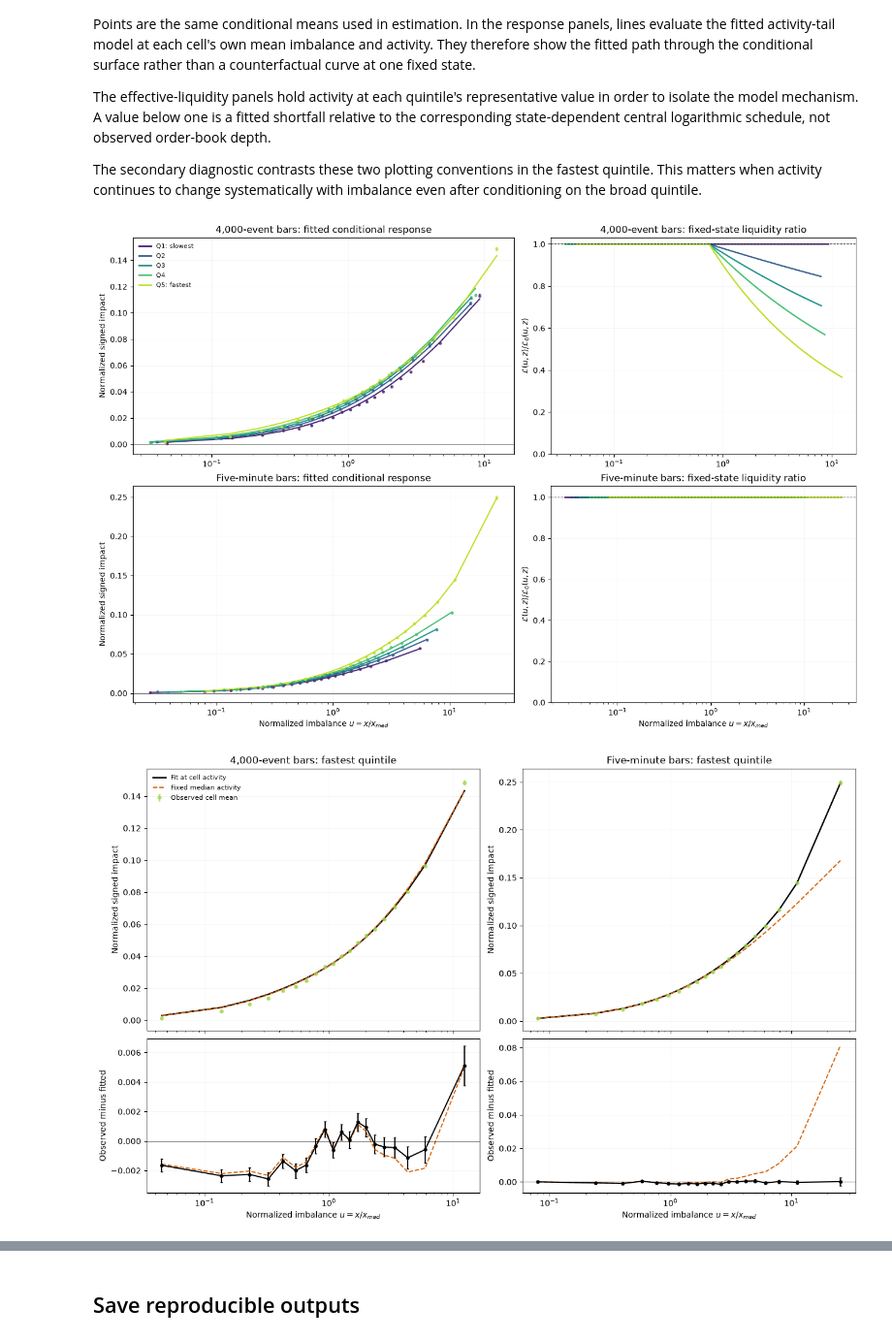
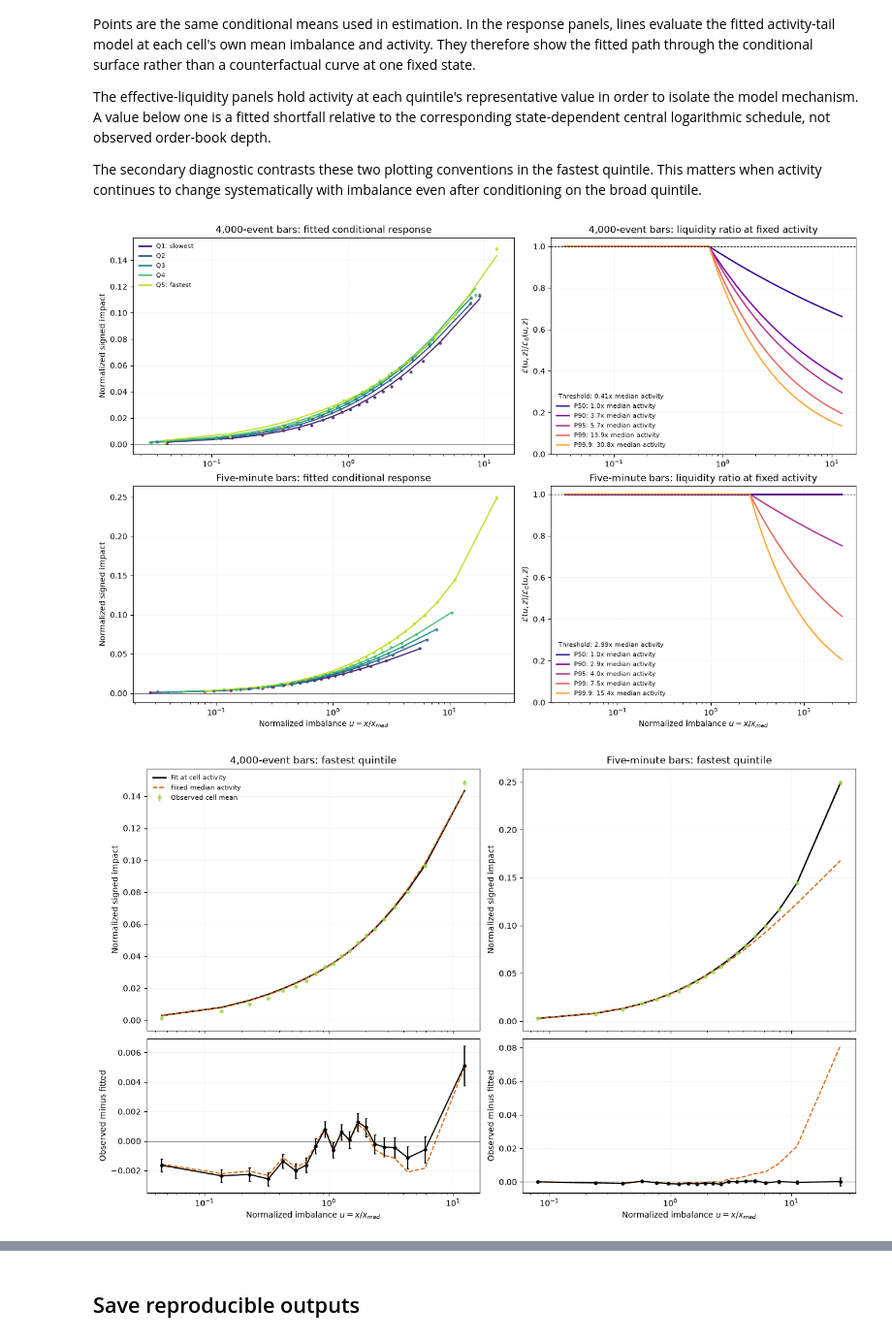
Before and after one commit to pdmillington/market-impact-research, a Jupyter notebook: crypto-impact-study/notebooks/StateDependentEffectiveLiquidity.ipynb, the cells around one changed output, grey strips where cells are left out. Shown at 97% size. Cells and saved outputs as stored; diff of their text form; code cells hidden in the pictures.

Commit message:
update statedependentliquidity and graphs/tables

```diff
--- a/crypto-impact-study/notebooks/StateDependentEffectiveLiquidity.ipynb
+++ b/crypto-impact-study/notebooks/StateDependentEffectiveLiquidity.ipynb
@@ -846,6 +846,9 @@ fig, axes = plt.subplots(
     gridspec_kw={'width_ratios': [1.25, 1.0]},
 )
 colours = plt.cm.viridis(np.linspace(0.10, 0.90, N_ACTIVITY_BINS))
+ACTIVITY_PERCENTILES = [0.50, 0.90, 0.95, 0.99, 0.999]
+percentile_colours = plt.cm.plasma(np.linspace(0.05, 0.80, len(ACTIVITY_PERCENTILES)))
+liquidity_curve_rows = []
 
 for row, construction in enumerate(['event_bars', 'time_bars']):
     surface = surface_data[construction]
@@ -868,16 +871,28 @@ for row, construction in enumerate(['event_bars', 'time_bars']):
             color=colour, lw=1.6,
         )
 
-        # Hold activity fixed only in the mechanism panel.
-        u_grid = np.geomspace(state['mean_u'].min(), state['mean_u'].max(), 250)
-        z_value = float(state['median_z'].median())
-        gamma, z_star, log_u_star = params[4:7]
-        u_star = np.exp(log_u_star)
-        h = np.log1p(np.maximum(u_grid - u_star, 0.0) / u_star)
-        liquidity_ratio = np.exp(
-            -gamma * max(z_value - z_star, 0.0) * h
-        )
-        liquidity_ax.plot(u_grid, liquidity_ratio, color=colour, lw=1.8)
+
+    # Mechanism panel: effective liquidity relative to the state-dependent log
+    # benchmark at fixed activity percentiles (not quintile medians: for
+    # five-minute bars every quintile median lies below the fitted threshold
+    # z*, so quintile curves would all be flat although ~9% of bars exceed it).
+    gamma, z_star, log_u_star = params[4:7]
+    u_star = np.exp(log_u_star)
+    u_grid = np.geomspace(surface['mean_u'].min(), surface['mean_u'].max(), 250)
+    h = np.log1p(np.maximum(u_grid - u_star, 0.0) / u_star)
+    activity_z = analysis_samples[construction]['activity_z'].replace([np.inf, -np.inf], np.nan).dropna()
+    for percentile, colour in zip(ACTIVITY_PERCENTILES, percentile_colours):
+        z_value = float(activity_z.quantile(percentile))
+        liquidity_ratio = np.exp(-gamma * max(z_value - z_star, 0.0) * h)
+        label = f'P{100 * percentile:g}: {np.exp(z_value):.1f}x median activity'
+        liquidity_ax.plot(u_grid, liquidity_ratio, color=colour, lw=1.8, label=label)
+        liquidity_curve_rows.append(pd.DataFrame({
+            'construction': construction, 'activity_percentile': percentile,
+            'activity_multiple_of_median': np.exp(z_value), 'u': u_grid,
+            'liquidity_ratio': liquidity_ratio,
+        }))
+    liquidity_ax.legend(frameon=False, fontsize=8, loc='lower left',
+                        title=f'Threshold: {np.exp(z_star):.2f}x median activity', title_fontsize=8)
 
     title = '4,000-event bars' if construction == 'event_bars' else 'Five-minute bars'
     response_ax.set_title(f'{title}: fitted conditional response')
@@ -886,7 +901,7 @@ for row, construction in enumerate(['event_bars', 'time_bars']):
     response_ax.set_ylabel('Normalized signed impact')
     response_ax.grid(alpha=0.15, linewidth=0.5)
 
-    liquidity_ax.set_title(f'{title}: fixed-state liquidity ratio')
+    liquidity_ax.set_title(f'{title}: liquidity ratio at fixed activity')
     liquidity_ax.set_xscale('log')
     liquidity_ax.axhline(1.0, color='black', lw=0.8, ls='--')
     liquidity_ax.set_ylim(bottom=0)
@@ -908,6 +923,8 @@ fig.savefig(
     bbox_inches='tight',
 )
 plt.show()
+liquidity_curves = pd.concat(liquidity_curve_rows, ignore_index=True)
+liquidity_curves.to_csv(TABLE_DIR / 'state_dependent_liquidity_ratio_curves.csv', index=False)
 
 
 # Diagnostic: fitted cell path versus a curve evaluated at one representative
@@ -961,6 +978,28 @@ for column, construction in enumerate(['event_bars', 'time_bars']):
         label='Fixed median activity',
     )
     response_ax.set_xscale('log')
+    # Mechanism panel: effective liquidity relative to the state-dependent log
+    # benchmark at fixed activity percentiles (not quintile medians: for
+    # five-minute bars every quintile median lies below the fitted threshold
+    # z*, so quintile curves would all be flat although ~9% of bars exceed it).
+    gamma, z_star, log_u_star = params[4:7]
+    u_star = np.exp(log_u_star)
+    u_grid = np.geomspace(surface['mean_u'].min(), surface['mean_u'].max(), 250)
+    h = np.log1p(np.maximum(u_grid - u_star, 0.0) / u_star)
+    activity_z = analysis_samples[construction]['activity_z'].replace([np.inf, -np.inf], np.nan).dropna()
+    for percentile, colour in zip(ACTIVITY_PERCENTILES, percentile_colours):
+        z_value = float(activity_z.quantile(percentile))
+        liquidity_ratio = np.exp(-gamma * max(z_value - z_star, 0.0) * h)
+        label = f'P{100 * percentile:g}: {np.exp(z_value):.1f}x median activity'
+        liquidity_ax.plot(u_grid, liquidity_ratio, color=colour, lw=1.8, label=label)
+        liquidity_curve_rows.append(pd.DataFrame({
+            'construction': construction, 'activity_percentile': percentile,
+            'activity_multiple_of_median': np.exp(z_value), 'u': u_grid,
+            'liquidity_ratio': liquidity_ratio,
+        }))
+    liquidity_ax.legend(frameon=False, fontsize=8, loc='lower left',
+                        title=f'Threshold: {np.exp(z_star):.2f}x median activity', title_fontsize=8)
+
     title = '4,000-event bars' if construction == 'event_bars' else 'Five-minute bars'
     response_ax.set_title(f'{title}: fastest quintile')
     response_ax.set_ylabel('Normalized signed impact')
@@ -969,34 +1008,34 @@ for column, construction in enumerate(['event_bars', 'time_bars']):
     residual_ax.errorbar(
         state['mean_u'], diagnostic['cell_residual'],
         yerr=state['standard_error'], fmt='o-', ms=3.5,
         color='black', capsize=1.3, label='Cell-activity residual',
     )
     residual_ax.plot(
         state['mean_u'], diagnostic['fixed_state_residual'],
         color='#D55E00', lw=1.4, ls='--',
         label='Fixed-state residual',
     )
     residual_ax.axhline(0, color='black', lw=0.7, alpha=0.6)
     residual_ax.set_xscale('log')
     residual_ax.set_xlabel(r'Normalized imbalance $u=x/x_{med}$')
     residual_ax.set_ylabel('Observed minus fitted')
     residual_ax.grid(alpha=0.15, linewidth=0.5)
 
 diagnostic_axes[0, 0].legend(frameon=False, fontsize=8)
 fastest_quintile_diagnostic = pd.concat(diagnostic_frames, ignore_index=True)
 fig_diagnostic.savefig(
     FIGURE_DIR / '19_activity_tail_fastest_quintile_diagnostic.pdf',
     bbox_inches='tight',
 )
 plt.show()
 
 fastest_quintile_diagnostic.groupby('construction').tail(5)[[
     'construction', 'imbalance_bin', 'mean_u', 'mean_z', 'mean_impact',
     'fitted_cell_prediction', 'cell_residual',
     'fixed_state_prediction', 'fixed_state_residual',
 ]]
 # %% [output]
-[figure, old version]
+[figure, new version]
 [figure]
 |  | construction | imbalance_bin | mean_u | mean_z | mean_impact | fitted_cell_prediction | cell_residual | ... |
 | 15 | event_bars | 15 | 2.790248 | 1.513450 | 0.062995 | 0.063404 | -0.000409 | ... |
```
Also changed, not shown: parts of 1 cell of this notebook, 5 other files.
